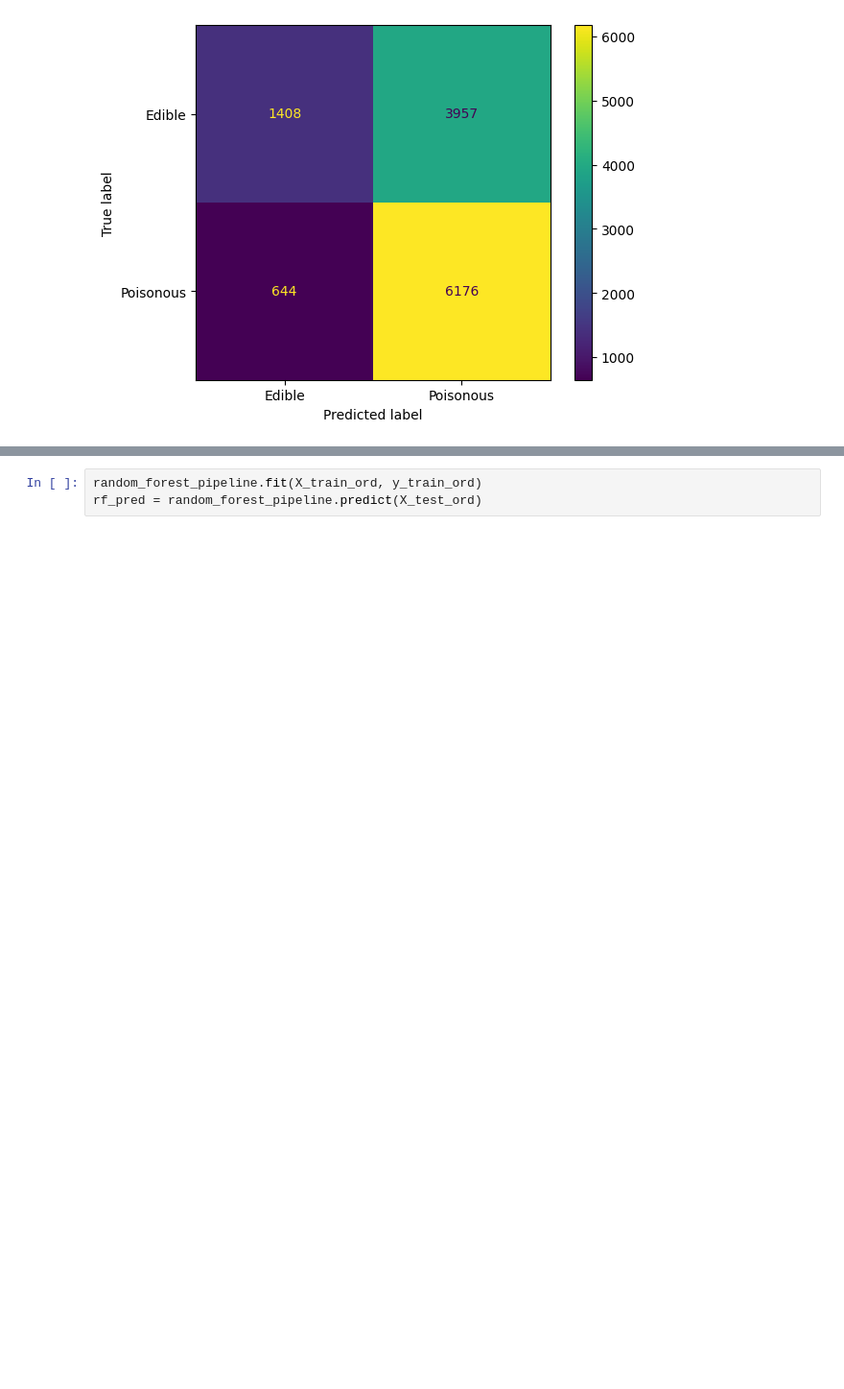
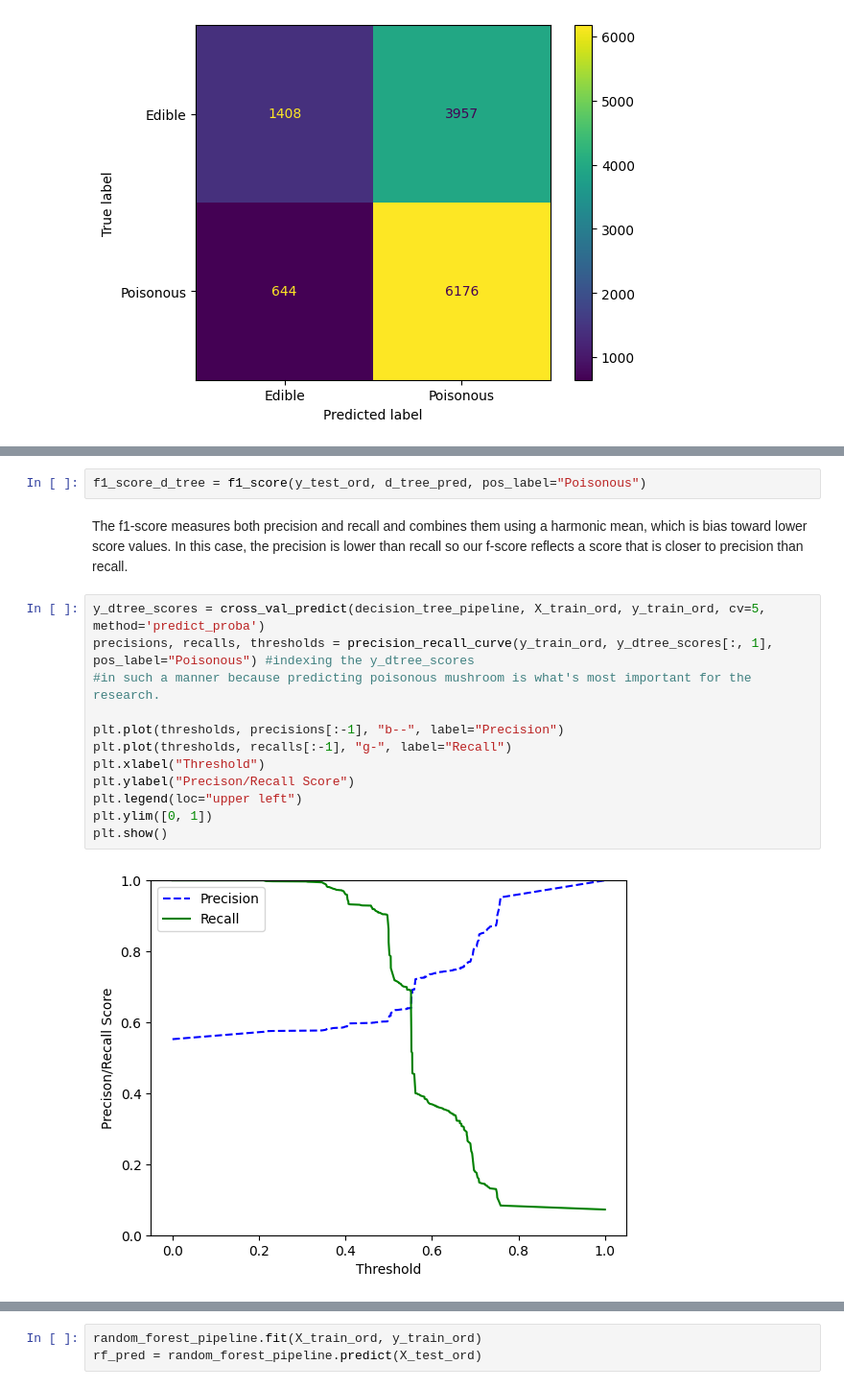
Before and after one commit to sascott9655/ADS-504-Mushroom-Classification-Project, a Jupyter notebook: Final_Project_Mushroom_Classification.ipynb, the cells around one changed output, grey strips where cells are left out. Shown at 96% size. Cells and saved outputs as stored; diff of their text form; blank space fills up the shorter version.

Commit message:
Updating the Decision tree metrics and added some plots to visual importance of these metrics.

```diff
--- a/Final_Project_Mushroom_Classification.ipynb
+++ b/Final_Project_Mushroom_Classification.ipynb
@@ -446,0 +464,18 @@ The confusion matrix displays information on model performance. The top left squ
+# %%
+f1_score_d_tree = f1_score(y_test_ord, d_tree_pred, pos_label="Poisonous")
+# %% [markdown]
+The f1-score measures both precision and recall and combines them using a harmonic mean, which is bias toward lower score values. In this case, the precision is lower than recall so our f-score reflects a score that is closer to precision than recall.
+# %%
+y_dtree_scores = cross_val_predict(decision_tree_pipeline, X_train_ord, y_train_ord, cv=5, method='predict_proba')
+precisions, recalls, thresholds = precision_recall_curve(y_train_ord, y_dtree_scores[:, 1], pos_label="Poisonous") #indexing the y_dtree_scores
+#in such a manner because predicting poisonous mushroom is what's most important for the research.
+
+plt.plot(thresholds, precisions[:-1], "b--", label="Precision")
+plt.plot(thresholds, recalls[:-1], "g-", label="Recall")
+plt.xlabel("Threshold")
+plt.ylabel("Precison/Recall Score")
+plt.legend(loc="upper left")
+plt.ylim([0, 1])
+plt.show()
+# %% [output]
+[figure, added]
```
Also changed, not shown: parts of 23 cells of this notebook.
